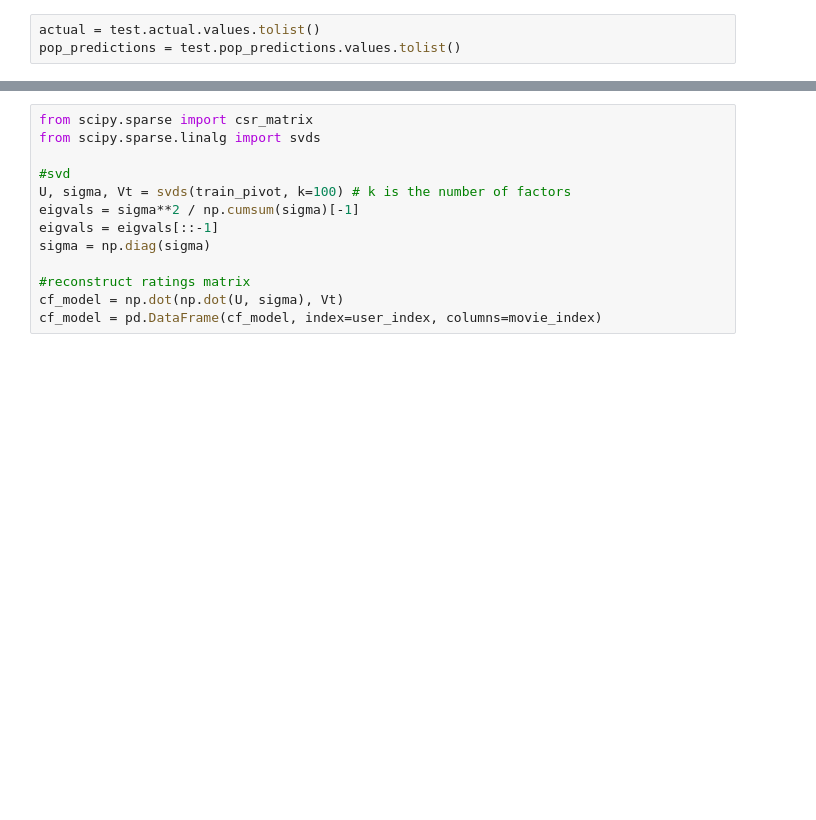
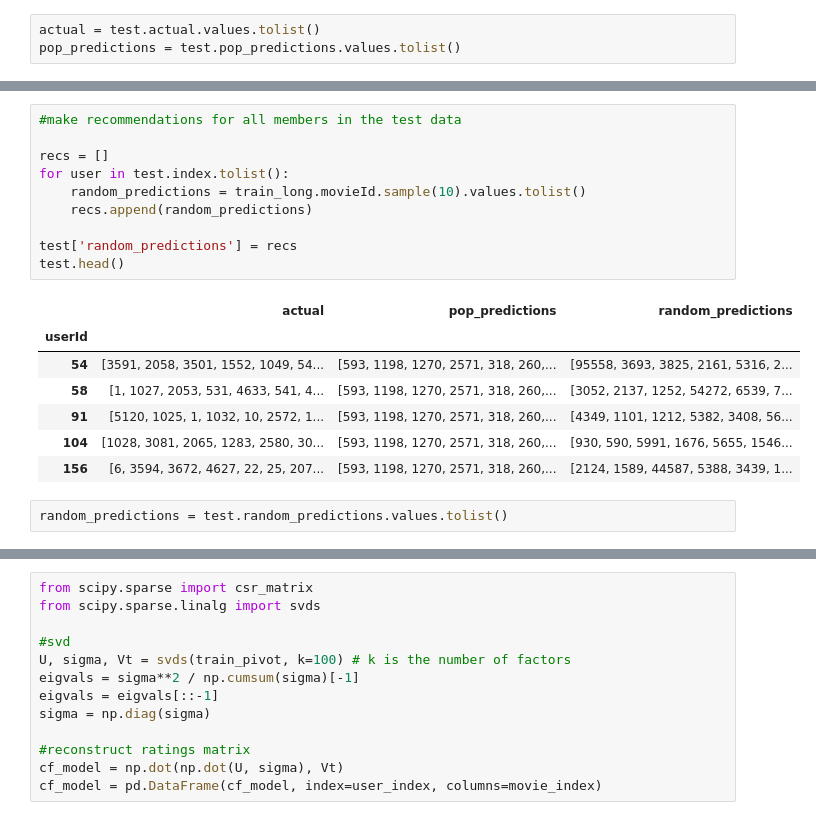
Before and after one commit to statisticianinstilettos/recmetrics, a Jupyter notebook: example.ipynb, the cells around one changed output, grey strips where cells are left out. Saved outputs shown, nothing was run; the diff lists cells and outputs as text; blank space fills up the shorter version.

```diff
--- a/example.ipynb
+++ b/example.ipynb
@@ -129,0 +130,20 @@ pop_predictions = test.pop_predictions.values.tolist()
+# %%
+#make recommendations for all members in the test data
+
+recs = []
+for user in test.index.tolist():
+    random_predictions = train_long.movieId.sample(10).values.tolist()
+    recs.append(random_predictions)
+
+test['random_predictions'] = recs
+test.head()
+# %% [output]
+|  | actual | pop_predictions | random_predictions |
+| userId |  |  |  |
+| 54 | [3591, 2058, 3501, 1552, 1049, 54... | [593, 1198, 1270, 2571, 318, 260,... | [95558, 3693, 3825, 2161, 5316, 2... |
+| 58 | [1, 1027, 2053, 531, 4633, 541, 4... | [593, 1198, 1270, 2571, 318, 260,... | [3052, 2137, 1252, 54272, 6539, 7... |
+| 91 | [5120, 1025, 1, 1032, 10, 2572, 1... | [593, 1198, 1270, 2571, 318, 260,... | [4349, 1101, 1212, 5382, 3408, 56... |
+| 104 | [1028, 3081, 2065, 1283, 2580, 30... | [593, 1198, 1270, 2571, 318, 260,... | [930, 590, 5991, 1676, 5655, 1546... |
+| 156 | [6, 3594, 3672, 4627, 22, 25, 207... | [593, 1198, 1270, 2571, 318, 260,... | [2124, 1589, 44587, 5388, 3439, 1... |
+# %%
+random_predictions = test.random_predictions.values.tolist()
```
Also changed, not shown: parts of 28 cells of this notebook, 10 other files.
